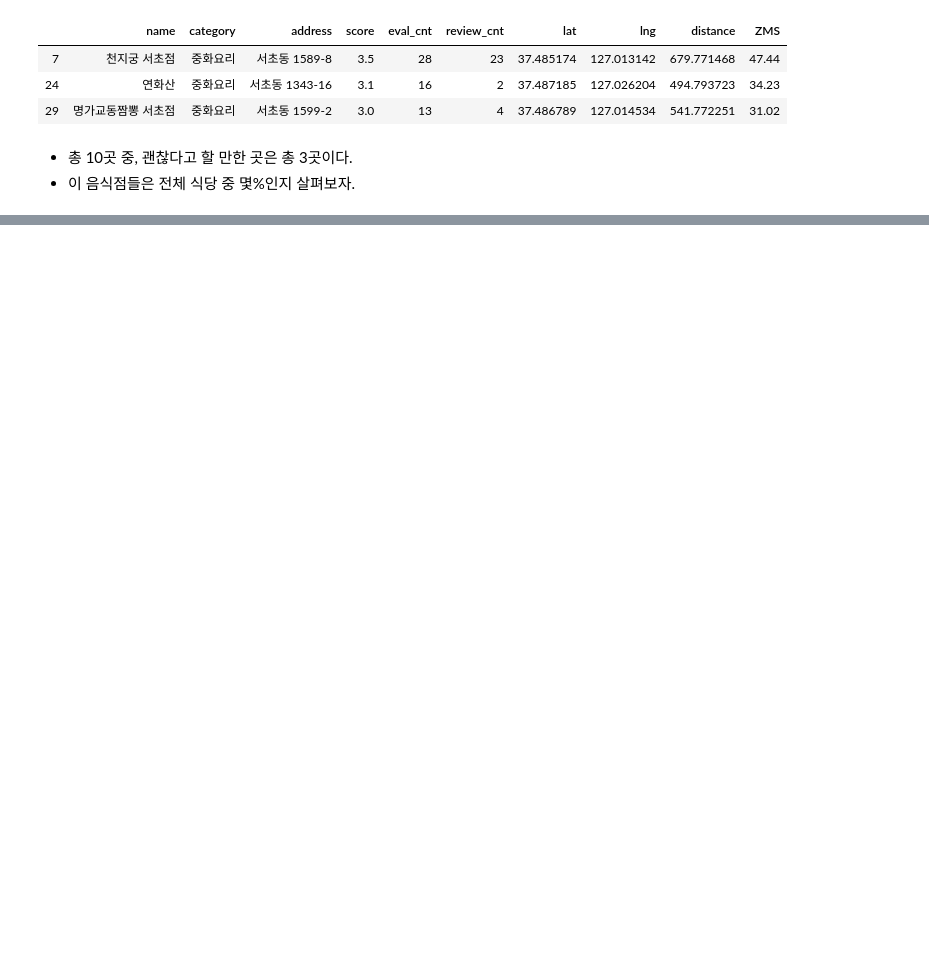
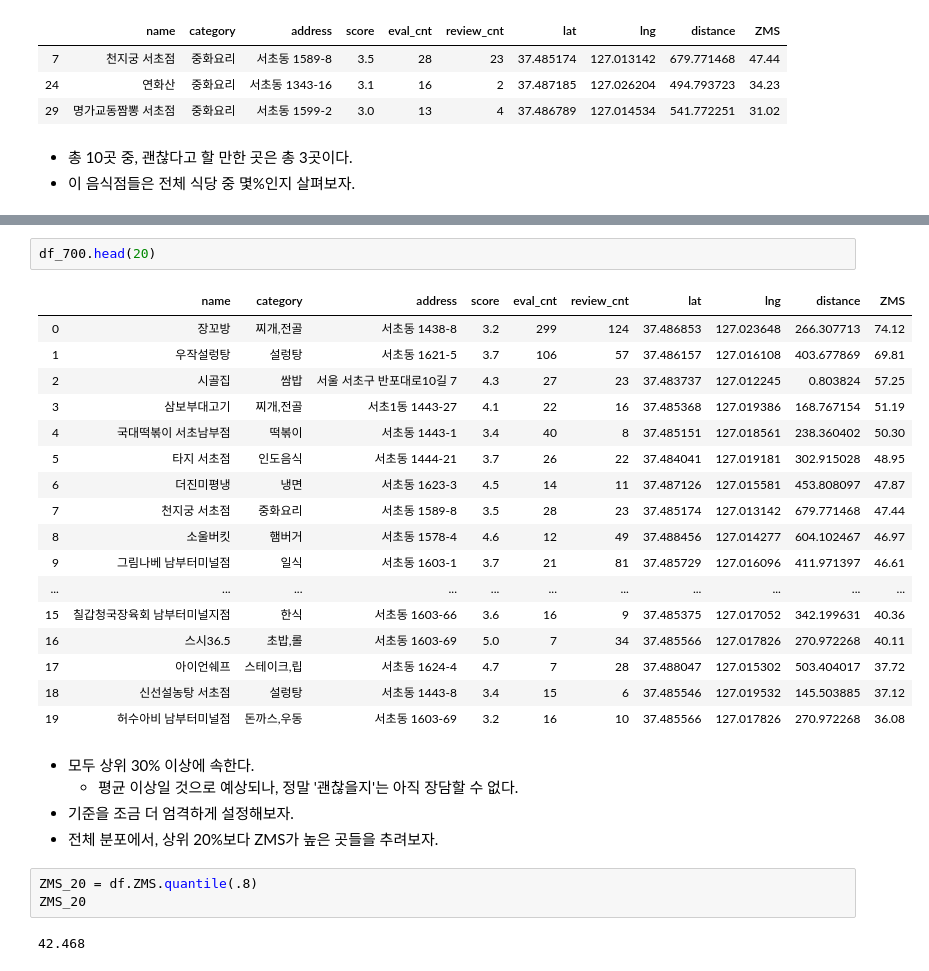
Before and after one commit to Sean-Parkk/playdata_miniproject, a Jupyter notebook: 귀여운펭귄처럼_분석.ipynb, the cells around one changed output, grey strips where cells are left out. Saved outputs shown, nothing was run; the diff lists cells and outputs as text; blank space fills up the shorter version.

```diff
--- a/귀여운펭귄처럼_분석.ipynb
+++ b/귀여운펭귄처럼_분석.ipynb
@@ -209,0 +281,30 @@ for ch in df_700_ch.query('ZMS > @median_ZMS').name:
+# %%
+df_700.head(20)
+# %% [output]
+|  | name | category | address | score | eval_cnt | review_cnt | lat | lng | distance | ZMS |
+| 0 | 장꼬방 | 찌개,전골 | 서초동 1438-8 | 3.2 | 299 | 124 | 37.486853 | 127.023648 | 266.307713 | 74.12 |
+| 1 | 우작설렁탕 | 설렁탕 | 서초동 1621-5 | 3.7 | 106 | 57 | 37.486157 | 127.016108 | 403.677869 | 69.81 |
+| 2 | 시골집 | 쌈밥 | 서울 서초구 반포대로10길 7 | 4.3 | 27 | 23 | 37.483737 | 127.012245 | 0.803824 | 57.25 |
+| 3 | 삼보부대고기 | 찌개,전골 | 서초1동 1443-27 | 4.1 | 22 | 16 | 37.485368 | 127.019386 | 168.767154 | 51.19 |
+| 4 | 국대떡볶이 서초남부점 | 떡볶이 | 서초동 1443-1 | 3.4 | 40 | 8 | 37.485151 | 127.018561 | 238.360402 | 50.30 |
+| 5 | 타지 서초점 | 인도음식 | 서초동 1444-21 | 3.7 | 26 | 22 | 37.484041 | 127.019181 | 302.915028 | 48.95 |
+| 6 | 더진미평냉 | 냉면 | 서초동 1623-3 | 4.5 | 14 | 11 | 37.487126 | 127.015581 | 453.808097 | 47.87 |
+| 7 | 천지궁 서초점 | 중화요리 | 서초동 1589-8 | 3.5 | 28 | 23 | 37.485174 | 127.013142 | 679.771468 | 47.44 |
+| 8 | 소울버킷 | 햄버거 | 서초동 1578-4 | 4.6 | 12 | 49 | 37.488456 | 127.014277 | 604.102467 | 46.97 |
+| 9 | 그림나베 남부터미널점 | 일식 | 서초동 1603-1 | 3.7 | 21 | 81 | 37.485729 | 127.016096 | 411.971397 | 46.61 |
+| ... | ... | ... | ... | ... | ... | ... | ... | ... | ... | ... |
+| 15 | 칠갑청국장육회 남부터미널지점 | 한식 | 서초동 1603-66 | 3.6 | 16 | 9 | 37.485375 | 127.017052 | 342.199631 | 40.36 |
+| 16 | 스시36.5 | 초밥,롤 | 서초동 1603-69 | 5.0 | 7 | 34 | 37.485566 | 127.017826 | 270.972268 | 40.11 |
+| 17 | 아이언쉐프 | 스테이크,립 | 서초동 1624-4 | 4.7 | 7 | 28 | 37.488047 | 127.015302 | 503.404017 | 37.72 |
+| 18 | 신선설농탕 서초점 | 설렁탕 | 서초동 1443-8 | 3.4 | 15 | 6 | 37.485546 | 127.019532 | 145.503885 | 37.12 |
+| 19 | 허수아비 남부터미널점 | 돈까스,우동 | 서초동 1603-69 | 3.2 | 16 | 10 | 37.485566 | 127.017826 | 270.972268 | 36.08 |
+# %% [markdown]
+* 모두 상위 30% 이상에 속한다.
+    * 평균 이상일 것으로 예상되나, 정말 '괜찮을지'는 아직 장담할 수 없다.
+* 기준을 조금 더 엄격하게 설정해보자.
+* 전체 분포에서, 상위 20%보다 ZMS가 높은 곳들을 추려보자.
+# %%
+ZMS_20 = df.ZMS.quantile(.8)
+ZMS_20
+# %% [output]
+42.468
```
Also changed, not shown: parts of 24 cells of this notebook.
